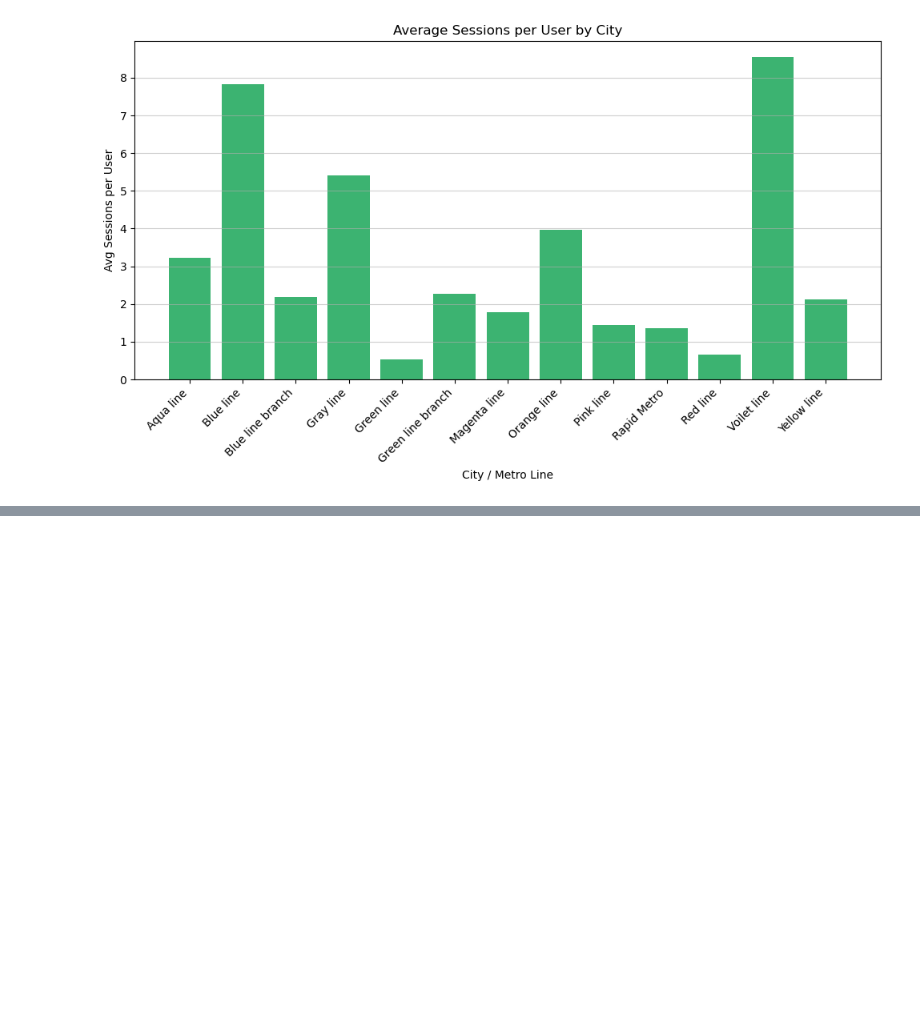
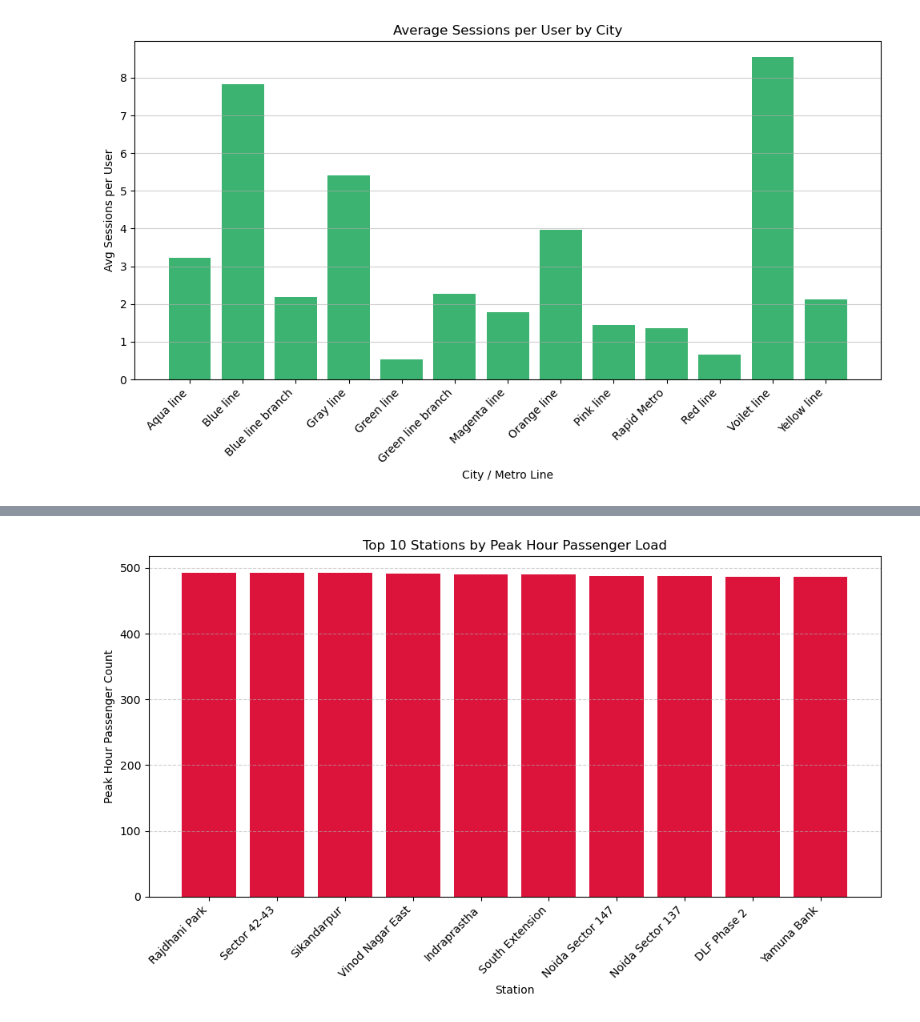
Before and after one commit to bhavyethakkar-01/dumy-data, a Jupyter notebook: practice_delhi_metro.ipynb, the cells around one changed output, grey strips where cells are left out. Drawn from its saved outputs; the diff is of its cells as text; code cells hidden in the pictures; blank space fills up the shorter version.

```diff
--- a/practice_delhi_metro.ipynb
+++ b/practice_delhi_metro.ipynb
@@ -283,0 +301,3 @@ plt.show()
+# %%
+peak_hour_per_station = (
+peak_df[["Station Name", "Passenger Count"]].groupby("Station Name", group_keys=False).apply(lambda x: x.loc[x["Passenger Count"].idxmax()]).reset_index(drop=True))
@@ -283,0 +319,14 @@ plt.show()
+# %%
+top10_peak = peak_hour_per_station.sort_values("Passenger Count", ascending=False).head(10)
+
+plt.figure(figsize=(10, 6))
+plt.bar(top10_peak["Station Name"], top10_peak["Passenger Count"], color="crimson")
+plt.xlabel("Station")
+plt.ylabel("Peak Hour Passenger Count")
+plt.title("Top 10 Stations by Peak Hour Passenger Load")
+plt.xticks(rotation=45, ha='right')
+plt.grid(axis='y', linestyle='--', alpha=0.6)
+plt.tight_layout()
+plt.show()
+# %% [output]
+[figure, added]
```
Also changed, not shown: parts of 6 cells of this notebook.
